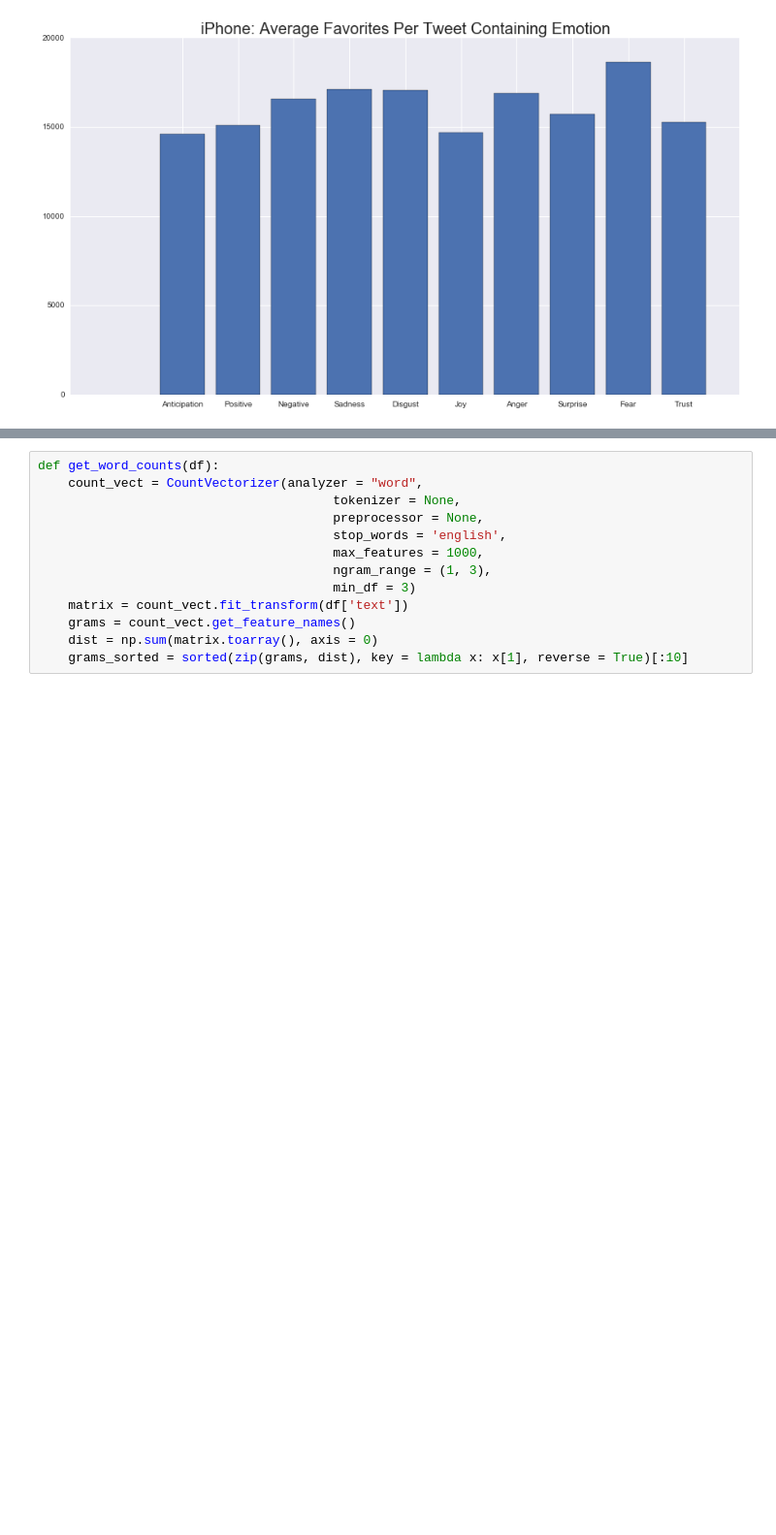
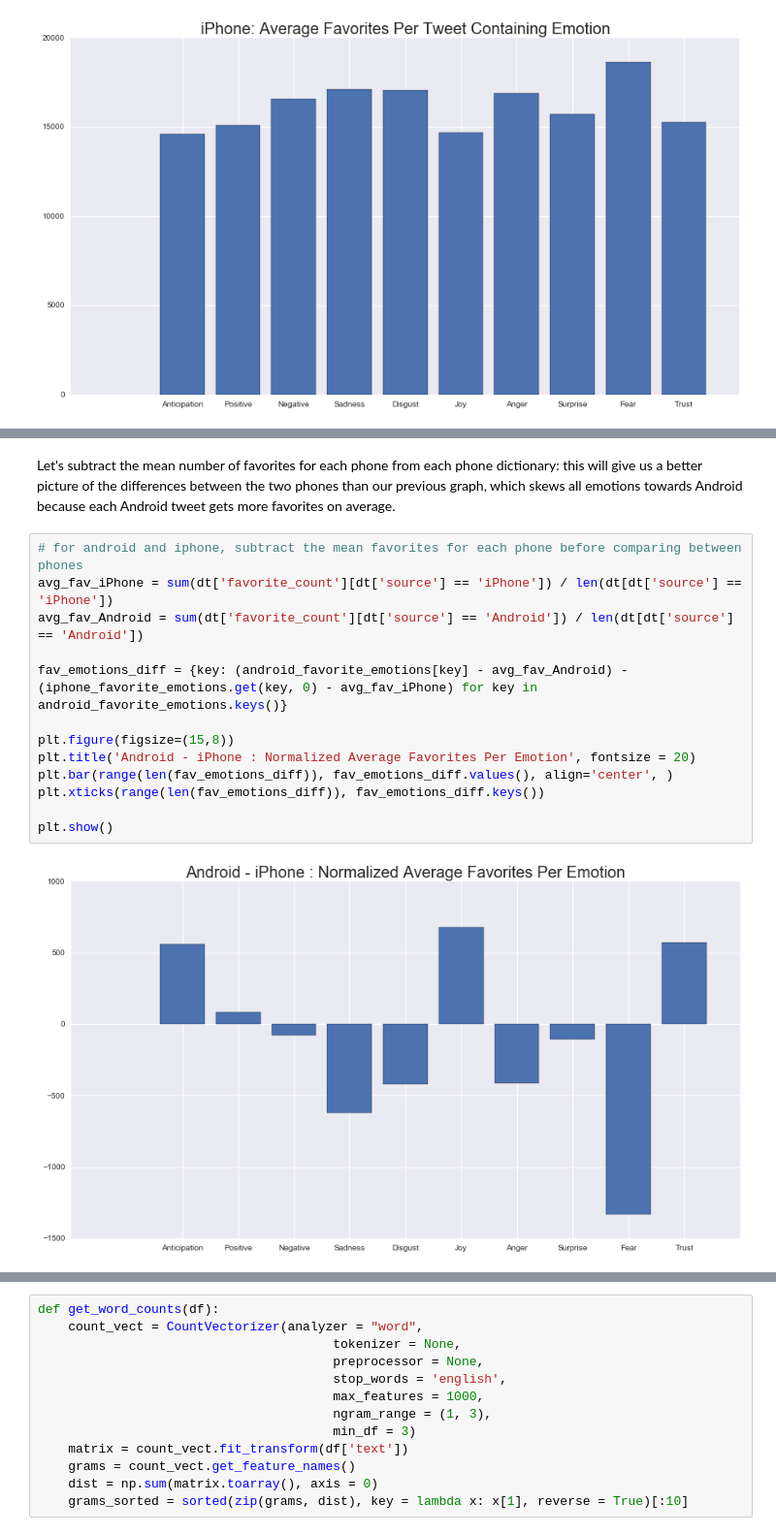
Before and after one commit to nickcdryan/Practice, a Jupyter notebook: trump_analysis/tweet_analysis.ipynb, the cells around one changed output, grey strips where cells are left out. Shown at 97% size. Cells and saved outputs as stored; diff of their text form; blank space fills up the shorter version.

```diff
--- a/trump_analysis/tweet_analysis.ipynb
+++ b/trump_analysis/tweet_analysis.ipynb
@@ -454,0 +512,17 @@ plt.show()
+# %% [markdown]
+Let's subtract the mean number of favorites for each phone from each phone dictionary: this will give us a better picture of the differences between the two phones than our previous graph, which skews all emotions towards Android because each Android tweet gets more favorites on average.
+# %%
+# for android and iphone, subtract the mean favorites for each phone before comparing between phones
+avg_fav_iPhone = sum(dt['favorite_count'][dt['source'] == 'iPhone']) / len(dt[dt['source'] == 'iPhone'])
+avg_fav_Android = sum(dt['favorite_count'][dt['source'] == 'Android']) / len(dt[dt['source'] == 'Android'])
+
+fav_emotions_diff = {key: (android_favorite_emotions[key] - avg_fav_Android) - (iphone_favorite_emotions.get(key, 0) - avg_fav_iPhone) for key in android_favorite_emotions.keys()}
+
+plt.figure(figsize=(15,8))
+plt.title('Android - iPhone : Normalized Average Favorites Per Emotion', fontsize = 20)
+plt.bar(range(len(fav_emotions_diff)), fav_emotions_diff.values(), align='center', )
+plt.xticks(range(len(fav_emotions_diff)), fav_emotions_diff.keys())
+
+plt.show()
+# %% [output]
+[figure, added]
```
Also changed, not shown: parts of 30 cells of this notebook, 5 other files.
